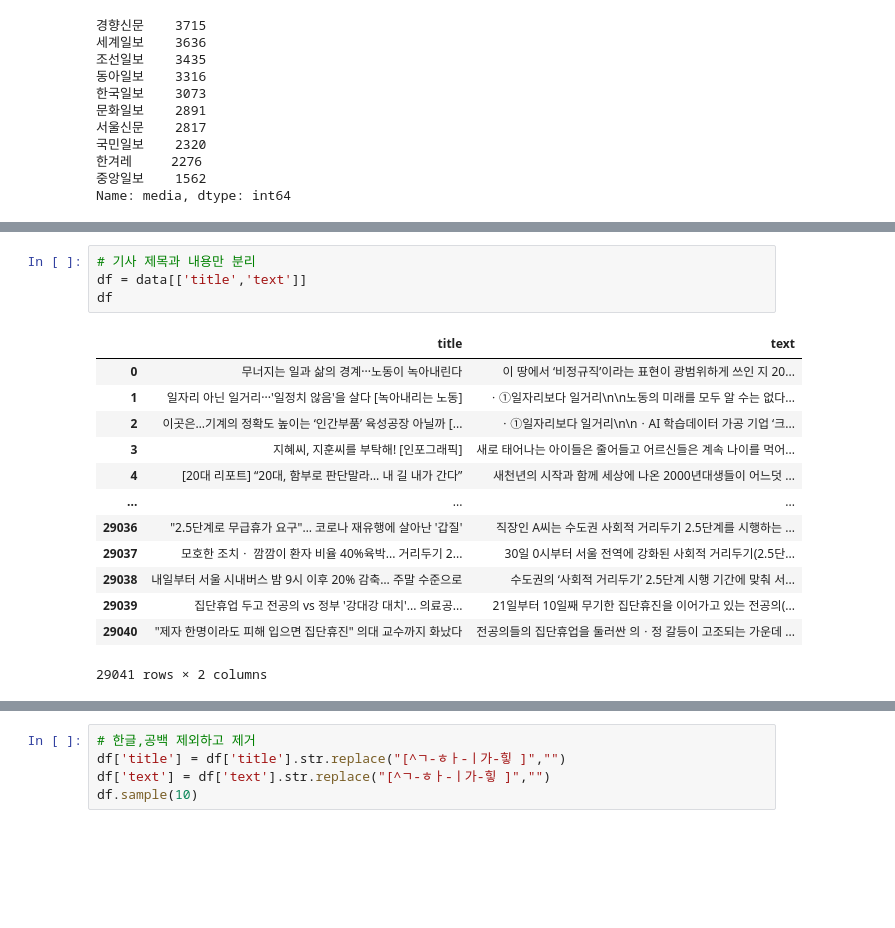
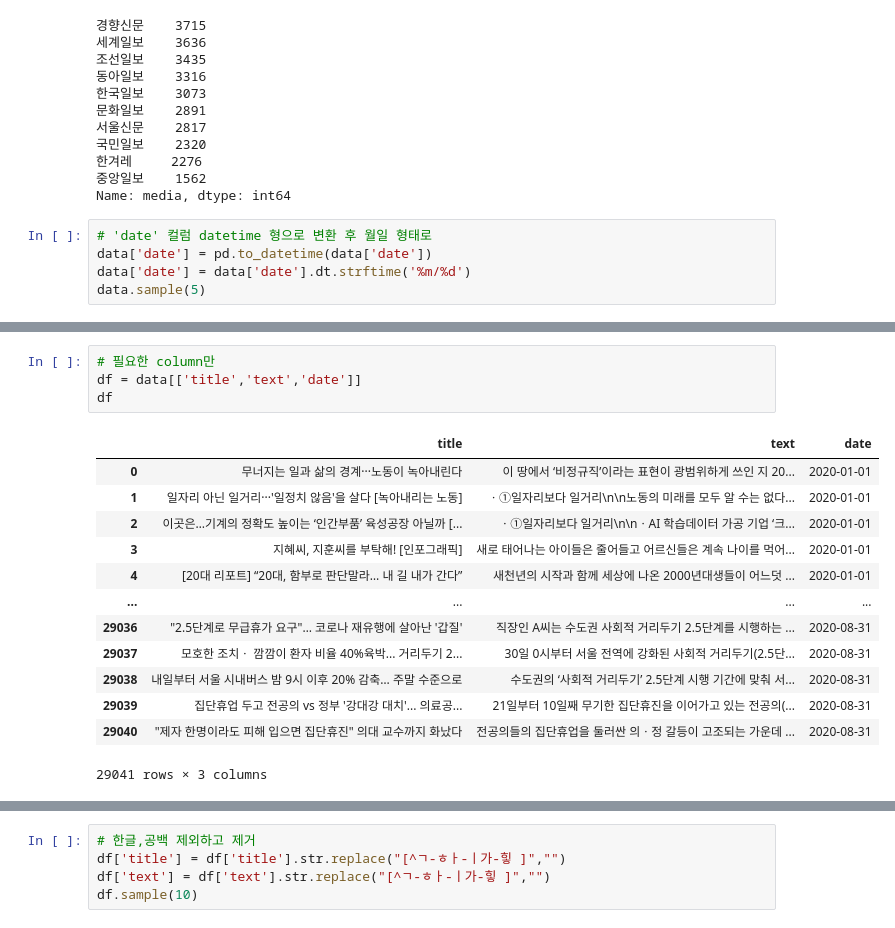
Before and after one commit to Hyun-Jun-Lee/News_Analysis, a Jupyter notebook: text_analysist.ipynb, the cells around one changed output, grey strips where cells are left out. Cells and saved outputs as stored; diff of their text form; blank space fills up the shorter version.

Commit message:
datetime

```diff
--- a/text_analysist.ipynb
+++ b/text_analysist.ipynb
@@ -83,3 +84,8 @@ data['media'].value_counts()
 한겨레     2276
 중앙일보    1562
 Name: media, dtype: int64
+# %%
+# 'date' 컬럼 datetime 형으로 변환 후 월일 형태로
+data['date'] = pd.to_datetime(data['date'])
+data['date'] = data['date'].dt.strftime('%m/%d')
+data.sample(5)
@@ -86,18 +130,18 @@ Name: media, dtype: int64
 # %%
-# 기사 제목과 내용만 분리
-df = data[['title','text']]
+# 필요한 column만
+df = data[['title','text','date']]
 df
 # %% [output]
-|  | title | text |
-| 0 | 무너지는 일과 삶의 경계···노동이 녹아내린다 | 이 땅에서 ‘비정규직’이라는 표현이 광범위하게 쓰인 지 20... |
-| 1 | 일자리 아닌 일거리···'일정치 않음'을 살다 [녹아내리는 노동] | ㆍ①일자리보다 일거리\n\n노동의 미래를 모두 알 수는 없다... |
-| 2 | 이곳은…기계의 정확도 높이는 ‘인간부품’ 육성공장 아닐까 [... | ㆍ①일자리보다 일거리\n\nㆍAI 학습데이터 가공 기업 ‘크... |
-| 3 | 지혜씨, 지훈씨를 부탁해! [인포그래픽] | 새로 태어나는 아이들은 줄어들고 어르신들은 계속 나이를 먹어... |
-| 4 | [20대 리포트] “20대, 함부로 판단말라… 내 길 내가 간다” | 새천년의 시작과 함께 세상에 나온 2000년대생들이 어느덧 ... |
-| ... | ... | ... |
-| 29036 | "2.5단계로 무급휴가 요구"… 코로나 재유행에 살아난 '갑질' | 직장인 A씨는 수도권 사회적 거리두기 2.5단계를 시행하는 ... |
-| 29037 | 모호한 조치ㆍ 깜깜이 환자 비율 40%육박... 거리두기 2... | 30일 0시부터 서울 전역에 강화된 사회적 거리두기(2.5단... |
-| 29038 | 내일부터 서울 시내버스 밤 9시 이후 20% 감축… 주말 수준으로 | 수도권의 ‘사회적 거리두기’ 2.5단계 시행 기간에 맞춰 서... |
-| 29039 | 집단휴업 두고 전공의 vs 정부 '강대강 대치'... 의료공... | 21일부터 10일째 무기한 집단휴진을 이어가고 있는 전공의(... |
-| 29040 | "제자 한명이라도 피해 입으면 집단휴진" 의대 교수까지 화났다 | 전공의들의 집단휴업을 둘러싼 의ㆍ정 갈등이 고조되는 가운데 ... |
+|  | title | text | date |
+| 0 | 무너지는 일과 삶의 경계···노동이 녹아내린다 | 이 땅에서 ‘비정규직’이라는 표현이 광범위하게 쓰인 지 20... | 2020-01-01 |
+| 1 | 일자리 아닌 일거리···'일정치 않음'을 살다 [녹아내리는 노동] | ㆍ①일자리보다 일거리\n\n노동의 미래를 모두 알 수는 없다... | 2020-01-01 |
+| 2 | 이곳은…기계의 정확도 높이는 ‘인간부품’ 육성공장 아닐까 [... | ㆍ①일자리보다 일거리\n\nㆍAI 학습데이터 가공 기업 ‘크... | 2020-01-01 |
+| 3 | 지혜씨, 지훈씨를 부탁해! [인포그래픽] | 새로 태어나는 아이들은 줄어들고 어르신들은 계속 나이를 먹어... | 2020-01-01 |
+| 4 | [20대 리포트] “20대, 함부로 판단말라… 내 길 내가 간다” | 새천년의 시작과 함께 세상에 나온 2000년대생들이 어느덧 ... | 2020-01-01 |
+| ... | ... | ... | ... |
+| 29036 | "2.5단계로 무급휴가 요구"… 코로나 재유행에 살아난 '갑질' | 직장인 A씨는 수도권 사회적 거리두기 2.5단계를 시행하는 ... | 2020-08-31 |
+| 29037 | 모호한 조치ㆍ 깜깜이 환자 비율 40%육박... 거리두기 2... | 30일 0시부터 서울 전역에 강화된 사회적 거리두기(2.5단... | 2020-08-31 |
+| 29038 | 내일부터 서울 시내버스 밤 9시 이후 20% 감축… 주말 수준으로 | 수도권의 ‘사회적 거리두기’ 2.5단계 시행 기간에 맞춰 서... | 2020-08-31 |
+| 29039 | 집단휴업 두고 전공의 vs 정부 '강대강 대치'... 의료공... | 21일부터 10일째 무기한 집단휴진을 이어가고 있는 전공의(... | 2020-08-31 |
+| 29040 | "제자 한명이라도 피해 입으면 집단휴진" 의대 교수까지 화났다 | 전공의들의 집단휴업을 둘러싼 의ㆍ정 갈등이 고조되는 가운데 ... | 2020-08-31 |
-29041 rows × 2 columns
+29041 rows × 3 columns
```
Also changed, not shown: parts of 10 cells of this notebook.
